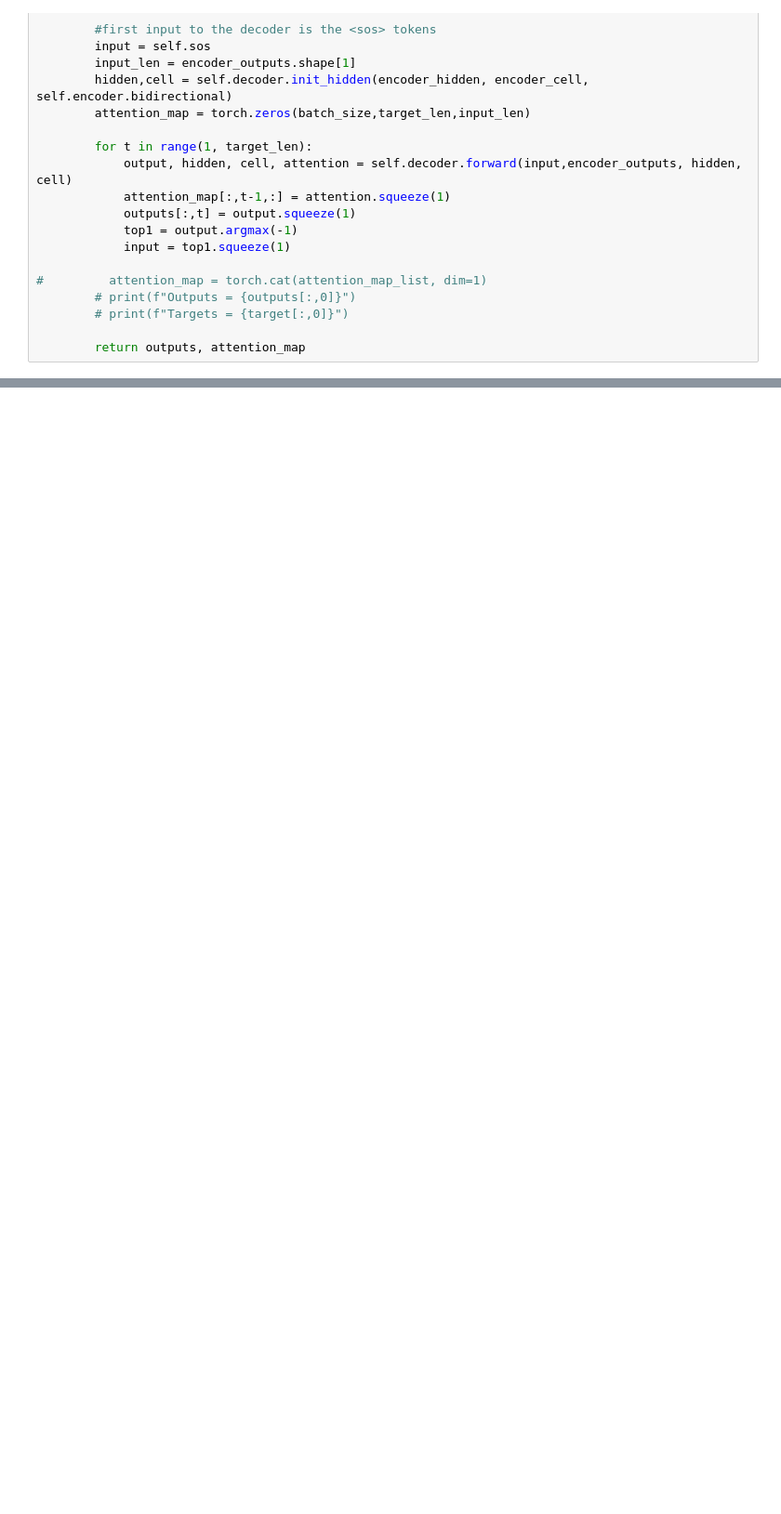
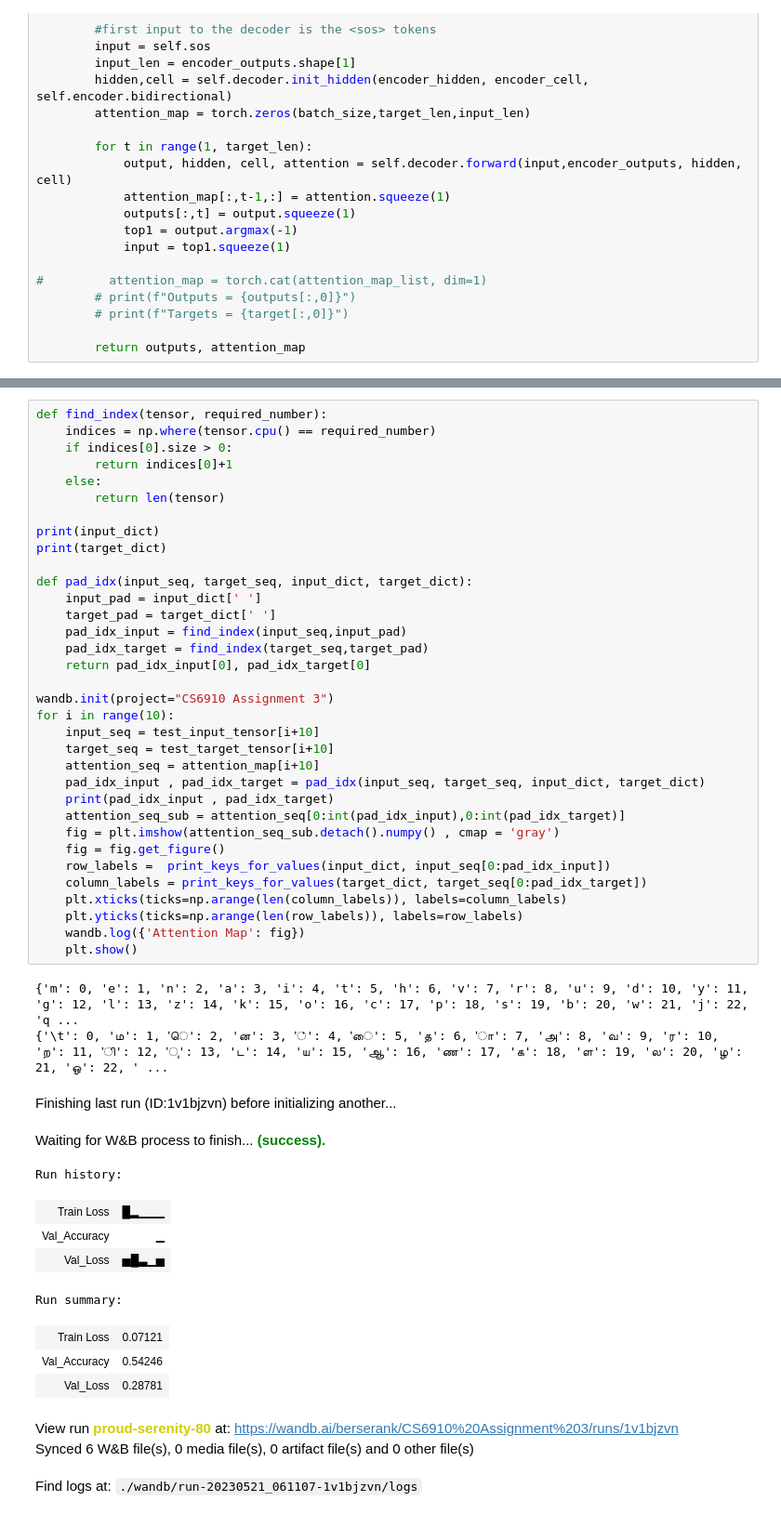
Before and after one commit to berserank/CS6910-A3, a Jupyter notebook: cs6910-a3-ipynb.ipynb, the cells around one changed output, grey strips where cells are left out. Shown: that part at 93% size. Saved outputs shown, nothing was run; the diff lists cells and outputs as text; blank space fills up the shorter version.

```diff
--- a/cs6910-a3-ipynb.ipynb
+++ b/cs6910-a3-ipynb.ipynb
@@ -1231,0 +1224,50 @@ print(f"Accuracy on Test Set is {test_word_accuracy}")
+# %%
+def find_index(tensor, required_number):
+    indices = np.where(tensor.cpu() == required_number)
+    if indices[0].size > 0:
+        return indices[0]+1
+    else:
+        return len(tensor)
+
+print(input_dict)
+print(target_dict)
+
+def pad_idx(input_seq, target_seq, input_dict, target_dict):
+    input_pad = input_dict[' ']
+    target_pad = target_dict[' ']
+    pad_idx_input = find_index(input_seq,input_pad)
+    pad_idx_target = find_index(target_seq,target_pad)
+    return pad_idx_input[0], pad_idx_target[0]
+
+wandb.init(project="CS6910 Assignment 3")
+for i in range(10):
+    input_seq = test_input_tensor[i+10]
+    target_seq = test_target_tensor[i+10]
+    attention_seq = attention_map[i+10]
+    pad_idx_input , pad_idx_target = pad_idx(input_seq, target_seq, input_dict, target_dict)
+    print(pad_idx_input , pad_idx_target)
+    attention_seq_sub = attention_seq[0:int(pad_idx_input),0:int(pad_idx_target)]
+    fig = plt.imshow(attention_seq_sub.detach().numpy() , cmap = 'gray')
+    fig = fig.get_figure()
+    row_labels =  print_keys_for_values(input_dict, input_seq[0:pad_idx_input])
+    column_labels = print_keys_for_values(target_dict, target_seq[0:pad_idx_target])
+    plt.xticks(ticks=np.arange(len(column_labels)), labels=column_labels)
+    plt.yticks(ticks=np.arange(len(row_labels)), labels=row_labels)
+    wandb.log({'Attention Map': fig})
+    plt.show()
+# %% [output]
+{'m': 0, 'e': 1, 'n': 2, 'a': 3, 'i': 4, 't': 5, 'h': 6, 'v': 7, 'r': 8, 'u': 9, 'd': 10, 'y': 11, 'g': 12, 'l': 13, 'z': 14, 'k': 15, 'o': 16, 'c': 17, 'p': 18, 's': 19, 'b': 20, 'w': 21, 'j': 22, 'q ...
+{'\t': 0, 'ம': 1, 'ெ': 2, 'ன': 3, '்': 4, 'ை': 5, 'த': 6, 'ா': 7, 'அ': 8, 'வ': 9, 'ர': 10, 'ற': 11, 'ி': 12, 'ு': 13, 'ட': 14, 'ய': 15, 'ஆ': 16, 'ண': 17, 'க': 18, 'ள': 19, 'ல': 20, 'ழ': 21, 'ஒ': 22, ' ...
+Finishing last run (ID:1v1bjzvn) before initializing another...
+Waiting for W&B process to finish... (success).
+Run history:
+| Train Loss | █▂▁▁▁ |
+| Val_Accuracy | ▁ |
+| Val_Loss | ▅█▃▁▅ |
+Run summary:
+| Train Loss | 0.07121 |
+| Val_Accuracy | 0.54246 |
+| Val_Loss | 0.28781 |
+View run proud-serenity-80 at: https://wandb.ai/berserank/CS6910%20Assignment%203/runs/1v1bjzvn
+Synced 6 W&B file(s), 0 media file(s), 0 artifact file(s) and 0 other file(s)
+Find logs at: ./wandb/run-20230521_061107-1v1bjzvn/logs
```
Also changed, not shown: parts of 13 cells of this notebook.
